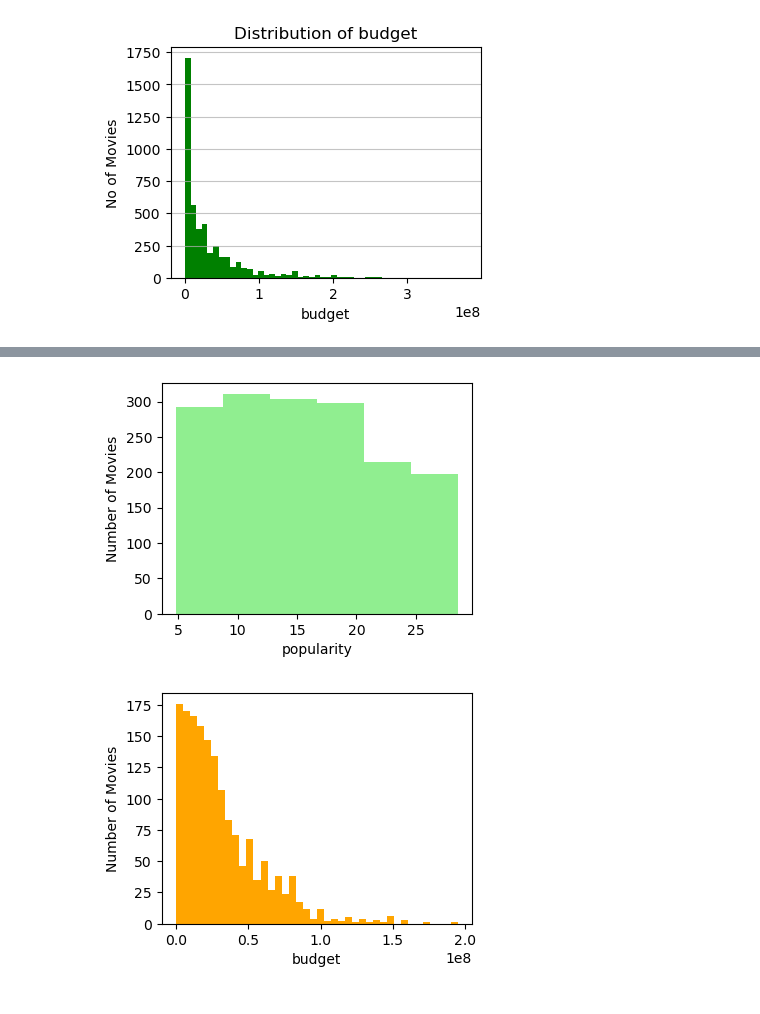
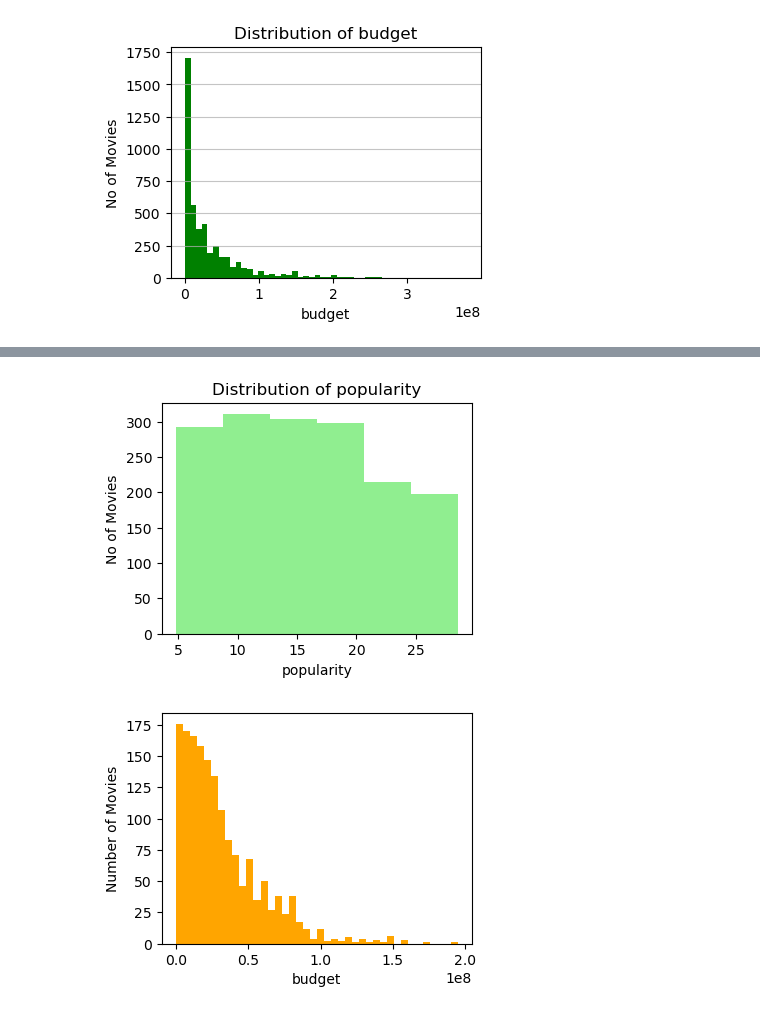
Before and after one commit to kamranalisays/DataAnalyst, a Jupyter notebook: DataAnalysisProject/Project-1-Data-Analysis.ipynb, the cells around one changed output, grey strips where cells are left out. Saved outputs shown, nothing was run; the diff lists cells and outputs as text; code cells hidden in the pictures.

```diff
--- a/DataAnalysisProject/Project-1-Data-Analysis.ipynb
+++ b/DataAnalysisProject/Project-1-Data-Analysis.ipynb
@@ -165,3 +152,10 @@ df.describe()
+# %%
+## function for add labels and title to Graph
+
+def assign_title_and_lables(title, xlabel ,ylabel):
+    plt.title(title)
+    plt.xlabel(xlabel)
+    plt.ylabel(ylabel)
 # %%
 # analyse the data in histogram
 plt.figure(figsize=(4,3))
@@ -228,11 +229,10 @@ df.describe()
 # %%
 plt.figure(figsize=(4,3)  )
 plt.hist(df['popularity'] , bins=6 , color='lightgreen')
-plt.xlabel('popularity')
-plt.ylabel('Number of Movies')
+assign_title_and_lables("Distribution of popularity" , "popularity" , "No of Movies" )
 plt.show()
 # %% [output]
-[figure, old version]
+[figure, new version]
 # %%
 plt.figure(figsize=(4,3)  )
 plt.hist(df['budget'] , bins=40 , color='orange')
```
Also changed, not shown: parts of 9 cells of this notebook, 2 other files.
